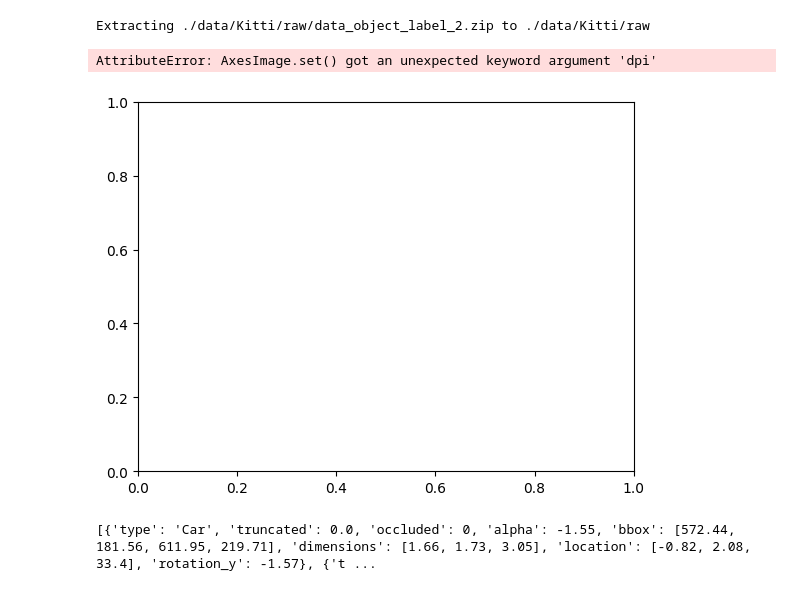
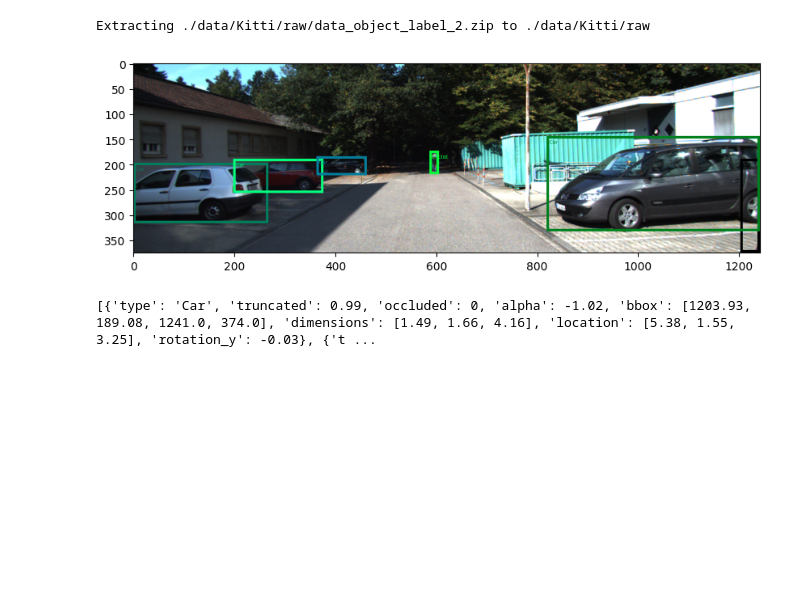
Before and after one commit to Whatisthisname/bbox-diffusion, a Jupyter notebook: KITTI.ipynb, the cells around one changed output. Saved outputs shown, nothing was run; the diff lists cells and outputs as text; code cells hidden in the pictures; blank space fills up the shorter version.

```diff
--- a/KITTI.ipynb
+++ b/KITTI.ipynb
@@ -4,8 +4,6 @@ import numpy as np
 from torch import nn
 import torch
 from torchvision.utils import draw_keypoints, draw_bounding_boxes
-
-matplotlib.rcParams["figure.figsize"] = [20, 20]
 # %%
 from torchvision import transforms
 import torchvision.datasets
@@ -21,16 +19,24 @@ Extracting ./data/Kitti/raw/data_object_label_2.zip to ./data/Kitti/raw
 # %%
 # show first image:
 import matplotlib.pyplot as plt
 
+# matplotlib enlarge image display size:
+plt.figure(figsize=(10, 10))
+
+idx = 3
+
 img = draw_bounding_boxes(
-    data[0][0], torch.tensor([x["bbox"] for x in data[0][1]]), width=5
+    data[idx][0],
+    torch.tensor([x["bbox"] for x in data[idx][1]]),
+    width=5,
+    labels=[x["type"] for x in data[idx][1]],
+    font_size=24,
 )
 
 plt.imshow(img.permute(1, 2, 0));
 # %% [output]
-AttributeError: AxesImage.set() got an unexpected keyword argument 'dpi'
-[figure, old version]
+[figure, new version]
 # %%
-print(data[0][1])
+print(data[idx][1])
 # %% [output]
-[{'type': 'Car', 'truncated': 0.0, 'occluded': 0, 'alpha': -1.55, 'bbox': [572.44, 181.56, 611.95, 219.71], 'dimensions': [1.66, 1.73, 3.05], 'location': [-0.82, 2.08, 33.4], 'rotation_y': -1.57}, {'t ...
+[{'type': 'Car', 'truncated': 0.99, 'occluded': 0, 'alpha': -1.02, 'bbox': [1203.93, 189.08, 1241.0, 374.0], 'dimensions': [1.49, 1.66, 4.16], 'location': [5.38, 1.55, 3.25], 'rotation_y': -0.03}, {'t ...
```
Also changed, not shown: 5 other files.
